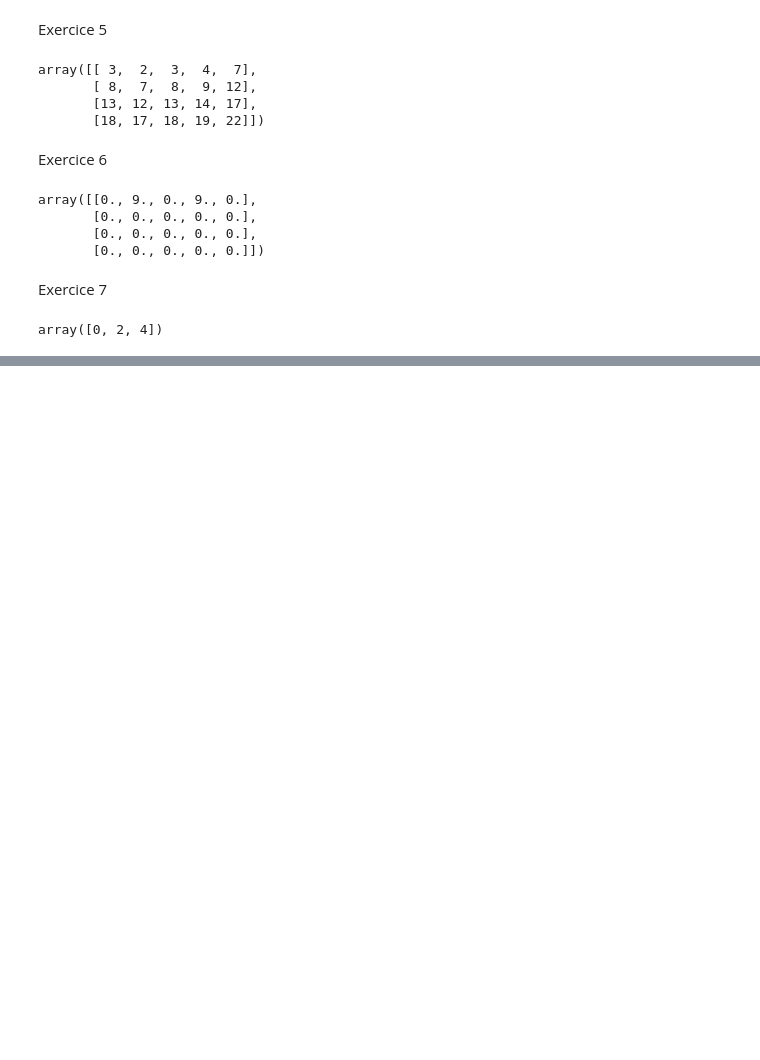
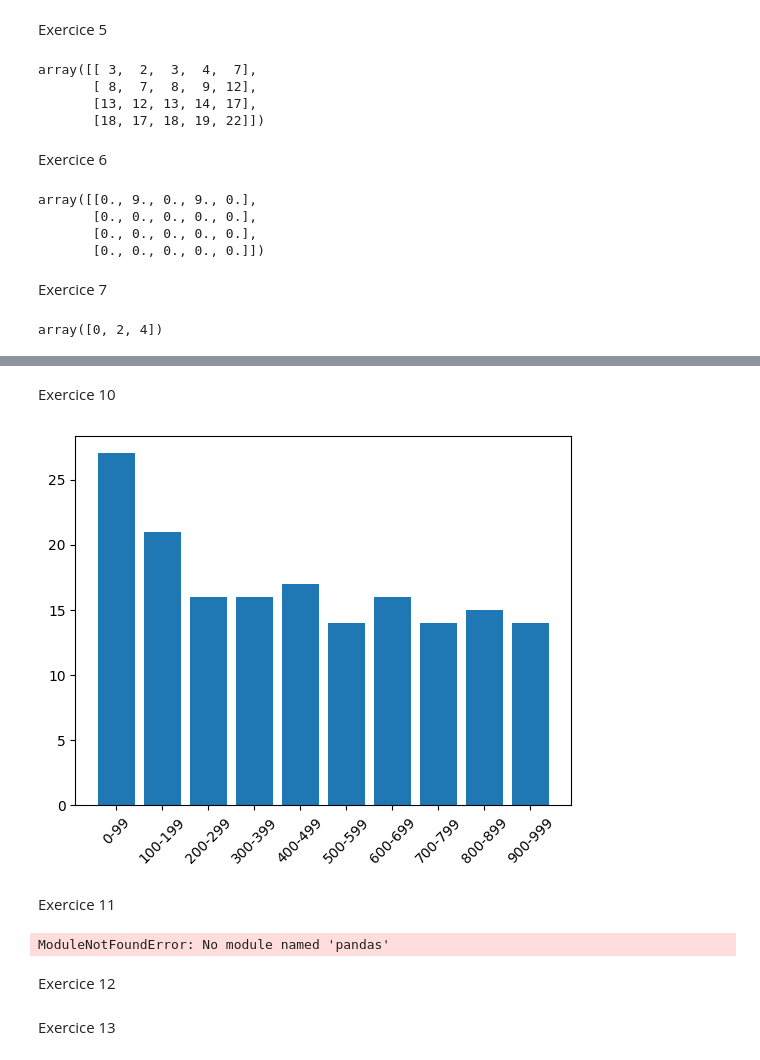
Before and after one commit to godluffy64/BIG_DATA_Projet2, a Jupyter notebook: tp6_numpy.ipynb, the cells around one changed output, grey strips where cells are left out. Saved outputs shown, nothing was run; the diff lists cells and outputs as text; code cells hidden in the pictures; blank space fills up the shorter version.

```diff
--- a/tp6_numpy.ipynb
+++ b/tp6_numpy.ipynb
@@ -99,0 +134,32 @@ array([0, 2, 4])
+# %% [markdown]
+Exercice 10
+# %%
+intervalles = [(n*100, (n+1)*100-1) for n in range(10)]
+barres = np.fromiter((sum(1 for i in range(debut, fin+1) if all(i % j != 0 for j in range(2, int(np.sqrt(i))+1))) for debut, fin in intervalles), dtype=int)
+labels = ['{}-{}'.format(debut, fin) for debut, fin in intervalles]
+
+plt.bar(labels, barres)
+plt.xticks(rotation=45)
+plt.show()
+# %% [output]
+[figure, added]
+# %% [markdown]
+Exercice 11
+# %%
+import pandas as pd
+
+df = pd.DataFrame({'continent' : ['Asie','AmNord','AmNord','Europe','Europe', 'Europe','Asie',
+'Europe', 'Europe'],
+ 'country' : ['Chine', 'Etats-Unis', 'Canada', 'Pologne', 'Roumanie', 'Italie', 'Inde',
+'Allemagne', 'Ukraine'],
+ 'PIB' : np.random.randint(1, 12 , 9),
+ 'Membre' : np.random.choice(['O', 'N'], 9)})
+
+# On utilise pivot_table() pour faire la somme du PIB pour chaque chaque continent selon les Membres des Nations Unies Virtuelles
+df2 = pd.pivot_table(df, values='PIB', index=['continent'], columns=['Membre'], aggfunc=np.sum)
+df2 = df2.rename(columns={'O': 'Membres', 'N': 'Non-membres'})
+print(df2['Membres'])
+# %% [output]
+ModuleNotFoundError: No module named 'pandas'
+# %% [markdown]
+Exercice 12
@@ -99,0 +168,2 @@ array([0, 2, 4])
+# %% [markdown]
+Exercice 13
```
Also changed, not shown: parts of 11 cells of this notebook.
